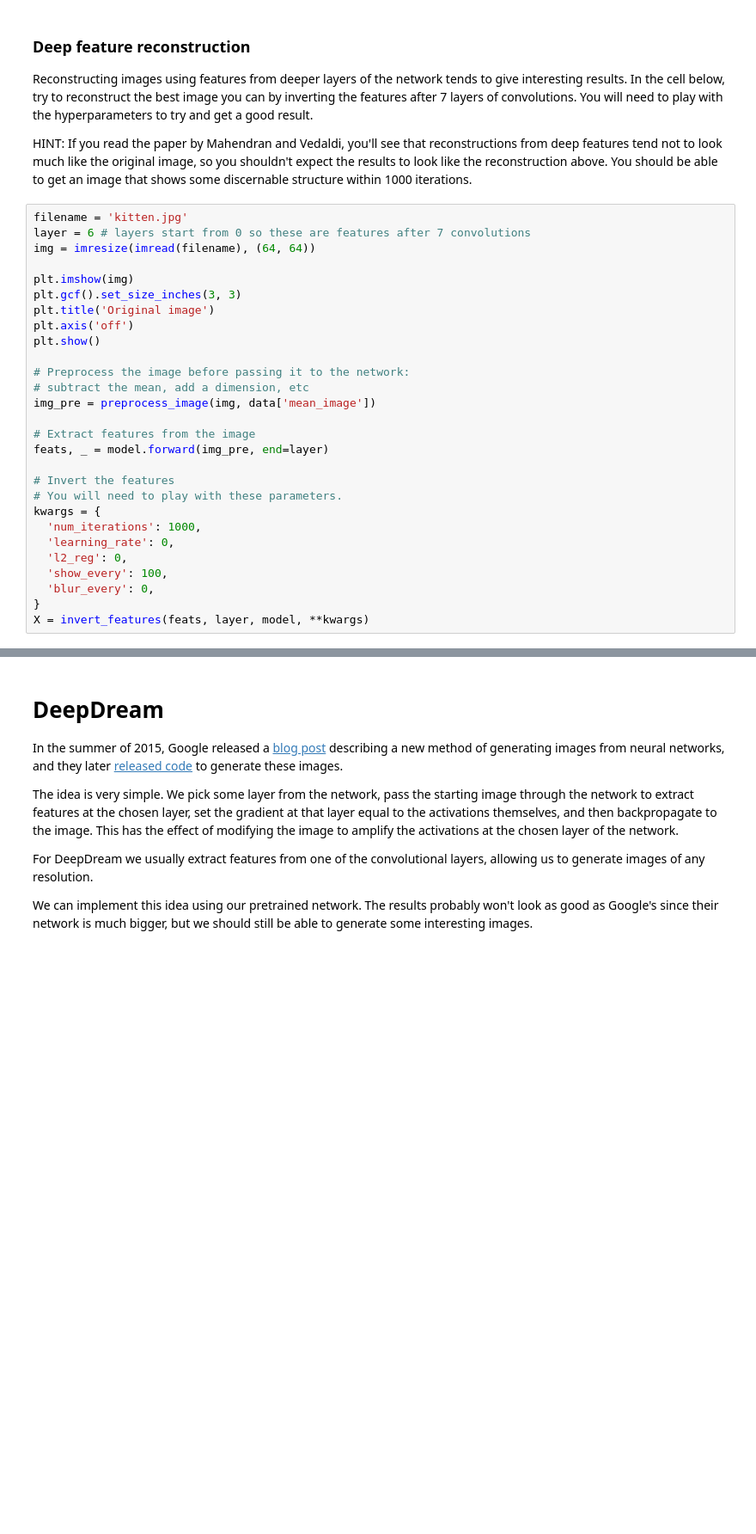
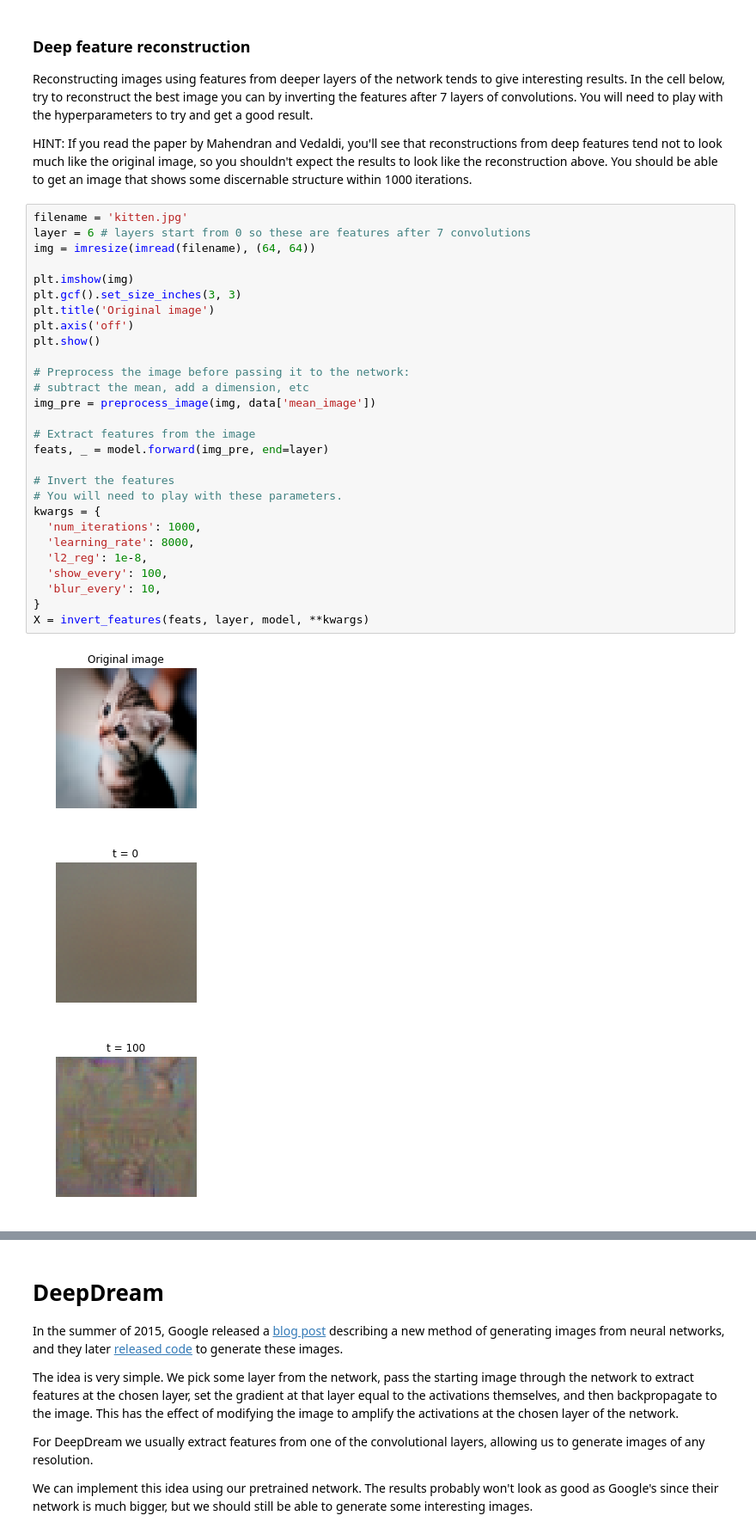
Before and after one commit to d-li14/CS231n-Assignments, a Jupyter notebook: assignment3-winter1516/ImageGeneration.ipynb, the cells around one changed output, grey strips where cells are left out. Shown at 86% size. Saved outputs shown, nothing was run; the diff lists cells and outputs as text; blank space fills up the shorter version.

Commit message:
Complete Class Visualization, Feature Inversion and Deep Dream

```diff
--- a/assignment3-winter1516/ImageGeneration.ipynb
+++ b/assignment3-winter1516/ImageGeneration.ipynb
@@ -243,28 +263,32 @@ HINT: If you read the paper by Mahendran and Vedaldi, you'll see that reconstruc
 # %%
 filename = 'kitten.jpg'
 layer = 6 # layers start from 0 so these are features after 7 convolutions
 img = imresize(imread(filename), (64, 64))
 
 plt.imshow(img)
 plt.gcf().set_size_inches(3, 3)
 plt.title('Original image')
 plt.axis('off')
 plt.show()
 
 # Preprocess the image before passing it to the network:
 # subtract the mean, add a dimension, etc
 img_pre = preprocess_image(img, data['mean_image'])
 
 # Extract features from the image
 feats, _ = model.forward(img_pre, end=layer)
 
 # Invert the features
 # You will need to play with these parameters.
 kwargs = {
   'num_iterations': 1000,
-  'learning_rate': 0,
-  'l2_reg': 0,
+  'learning_rate': 8000,
+  'l2_reg': 1e-8,
   'show_every': 100,
-  'blur_every': 0,
+  'blur_every': 10,
 }
 X = invert_features(feats, layer, model, **kwargs)
+# %% [output]
+[figure, added]
+[figure, added]
+[figure, added]
```
Also changed, not shown: parts of 7 cells of this notebook.
